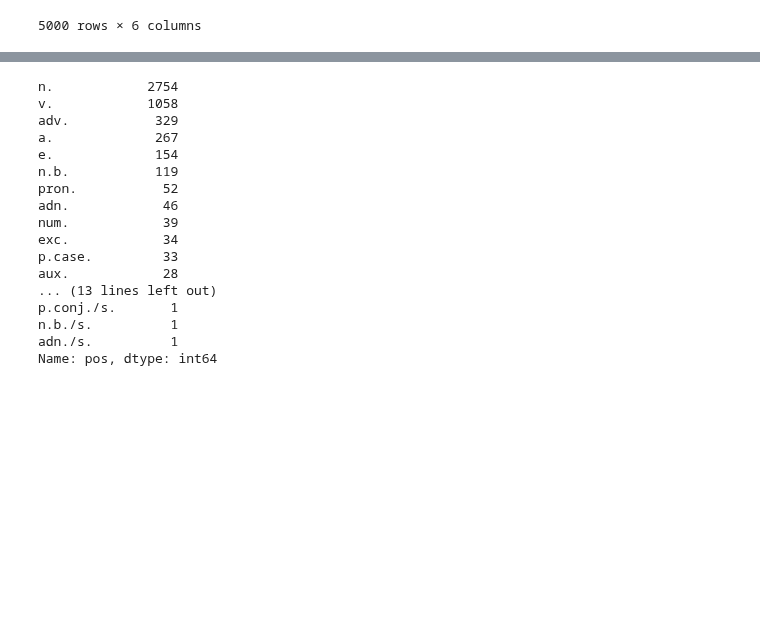
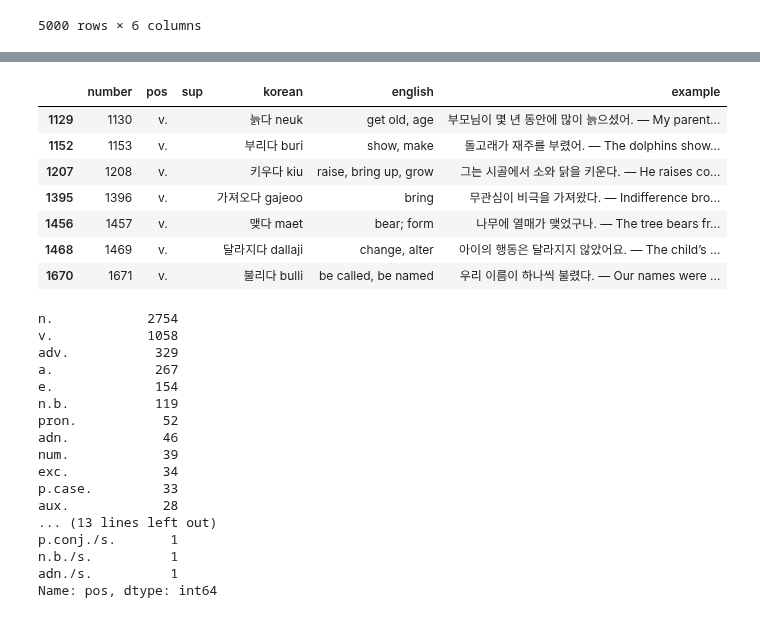
Before and after one commit to kebuhcah/experiments, a Jupyter notebook: dsal-scrape/epub-extract.ipynb, the cells around one changed output, grey strips where cells are left out. Cells and saved outputs as stored; diff of their text form; code cells hidden in the pictures; blank space fills up the shorter version.

```diff
--- a/dsal-scrape/epub-extract.ipynb
+++ b/dsal-scrape/epub-extract.ipynb
@@ -364,3 +403,16 @@ FreqDict[FreqDict.pos == 'p.conj./s.']
+# %%
+# ????????
+
+FreqDict[(FreqDict.pos == 'v.')&(~FreqDict.korean.str.endswith('a'))]
+# %% [output]
+|  | number | pos | sup | korean | english | example |
+| 1129 | 1130 | v. |  | 늙다 neuk | get old, age | 부모님이 몇 년 동안에 많이 늙으셨어. — My parent... |
+| 1152 | 1153 | v. |  | 부리다 buri | show, make | 돌고래가 재주를 부렸어. — The dolphins show... |
+| 1207 | 1208 | v. |  | 키우다 kiu | raise, bring up, grow | 그는 시골에서 소와 닭을 키운다. — He raises co... |
+| 1395 | 1396 | v. |  | 가져오다 gajeoo | bring | 무관심이 비극을 가져왔다. — Indifference bro... |
+| 1456 | 1457 | v. |  | 맺다 maet | bear; form | 나무에 열매가 맺었구나. — The tree bears fr... |
+| 1468 | 1469 | v. |  | 달라지다 dallaji | change, alter | 아이의 행동은 달라지지 않았어요. — The child’s ... |
+| 1670 | 1671 | v. |  | 불리다 bulli | be called, be named | 우리 이름이 하나씩 불렸다. — Our names were ... |
 # %%
 FreqDict.pos.value_counts()
 # %% [output]
```
Also changed, not shown: parts of 6 cells of this notebook.
